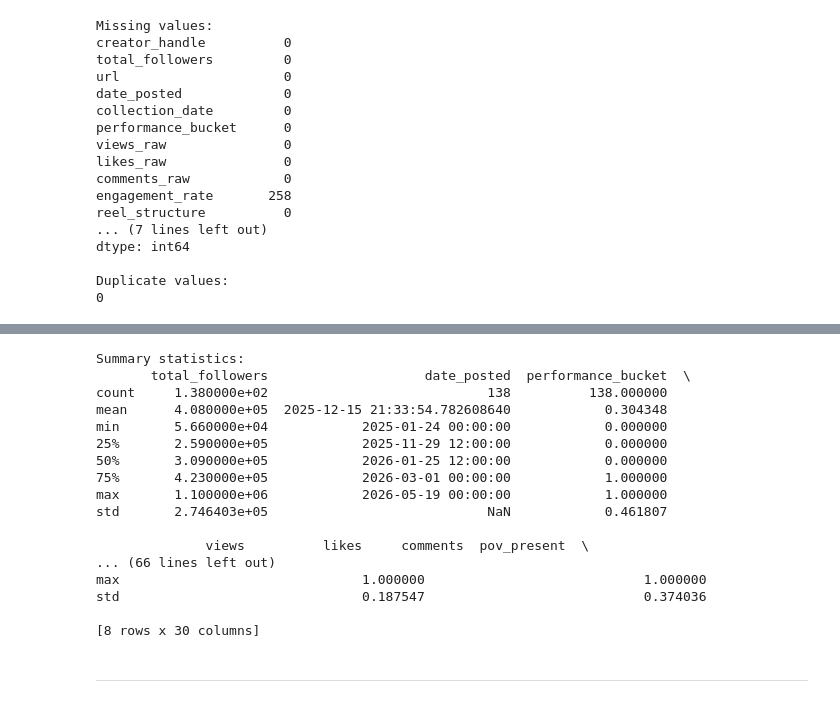
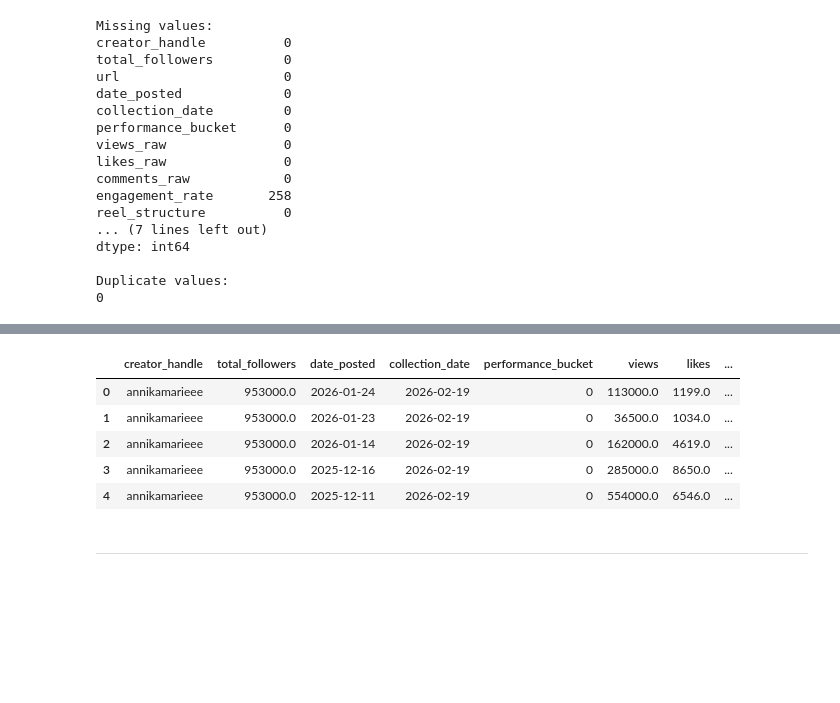
Before and after one commit to torimiller/instagram-analysis, a Jupyter notebook: Notebooks/data_cleaning.ipynb, the cells around one changed output, grey strips where cells are left out. Saved outputs shown, nothing was run; the diff lists cells and outputs as text; code cells hidden in the pictures; blank space fills up the shorter version.

```diff
--- a/Notebooks/data_cleaning.ipynb
+++ b/Notebooks/data_cleaning.ipynb
@@ -144,27 +167,16 @@ hook_category_relatable_observation    0
 hook_category_transformation_tease     0
 dtype: int64
 # %%
-# summary statistics
-print("Summary statistics:")
-print(reels_df.describe(), "\n")
+# force display all columns
+pd.set_option('display.max_columns', None)
+reels_df.head()
 # %% [output]
-Summary statistics:
-       total_followers                    date_posted  performance_bucket  \
-count     1.380000e+02                            138          138.000000
-mean      4.080000e+05  2025-12-15 21:33:54.782608640            0.304348
-min       5.660000e+04            2025-01-24 00:00:00            0.000000
-25%       2.590000e+05            2025-11-29 12:00:00            0.000000
-50%       3.090000e+05            2026-01-25 12:00:00            0.000000
-75%       4.230000e+05            2026-03-01 00:00:00            1.000000
-max       1.100000e+06            2026-05-19 00:00:00            1.000000
-std       2.746403e+05                            NaN            0.461807
-
-              views          likes     comments  pov_present  \
-... (66 lines left out)
-max                               1.000000                            1.000000
-std                               0.187547                            0.374036
-
-[8 rows x 30 columns]
+|  | creator_handle | total_followers | date_posted | collection_date | performance_bucket | views | likes | ... |
+| 0 | annikamarieee | 953000.0 | 2026-01-24 | 2026-02-19 | 0 | 113000.0 | 1199.0 | ... |
+| 1 | annikamarieee | 953000.0 | 2026-01-23 | 2026-02-19 | 0 | 36500.0 | 1034.0 | ... |
+| 2 | annikamarieee | 953000.0 | 2026-01-14 | 2026-02-19 | 0 | 162000.0 | 4619.0 | ... |
+| 3 | annikamarieee | 953000.0 | 2025-12-16 | 2026-02-19 | 0 | 285000.0 | 8650.0 | ... |
+| 4 | annikamarieee | 953000.0 | 2025-12-11 | 2026-02-19 | 0 | 554000.0 | 6546.0 | ... |
 # %% [markdown]
 ---
 # %% [markdown]
```
Also changed, not shown: parts of 4 cells of this notebook, 7 other files.
